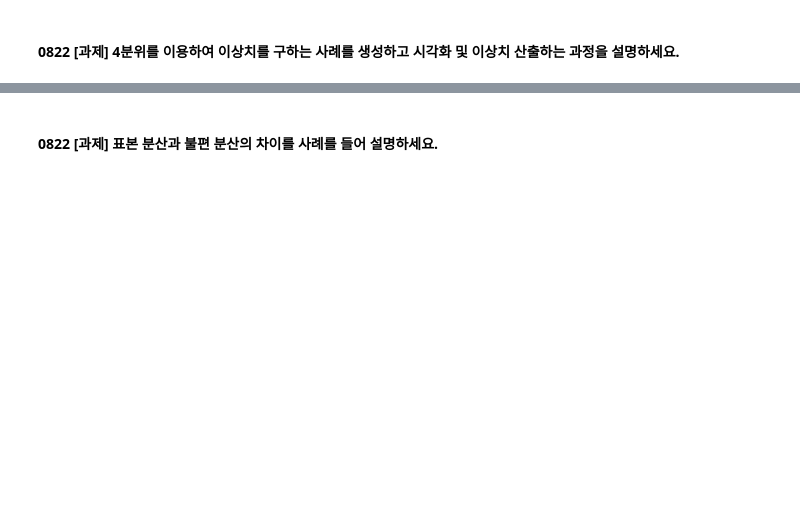
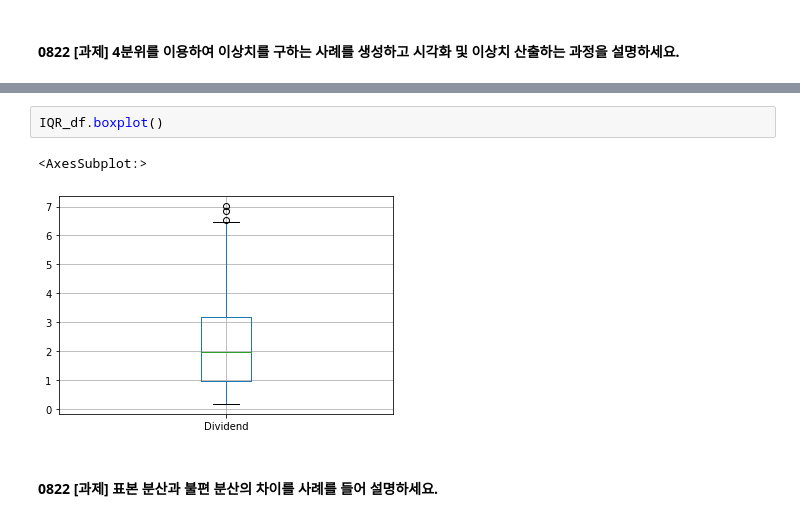
Before and after one commit to veryberry030/CAKD7, a Jupyter notebook: 수업/m3_통계/Stat_1.ipynb, the cells around one changed output, grey strips where cells are left out. Cells and saved outputs as stored; diff of their text form; blank space fills up the shorter version.

```diff
--- a/수업/m3_통계/Stat_1.ipynb
+++ b/수업/m3_통계/Stat_1.ipynb
@@ -251,2 +342,7 @@ dtype: float64
+# %%
+IQR_df.boxplot()
+# %% [output]
+<AxesSubplot:>
+[figure, added]
 # %% [markdown]
 #### 0822 [과제] 표본 분산과 불편 분산의 차이를 사례를 들어 설명하세요.
```
Also changed, not shown: parts of 15 cells of this notebook, 1 other file.
